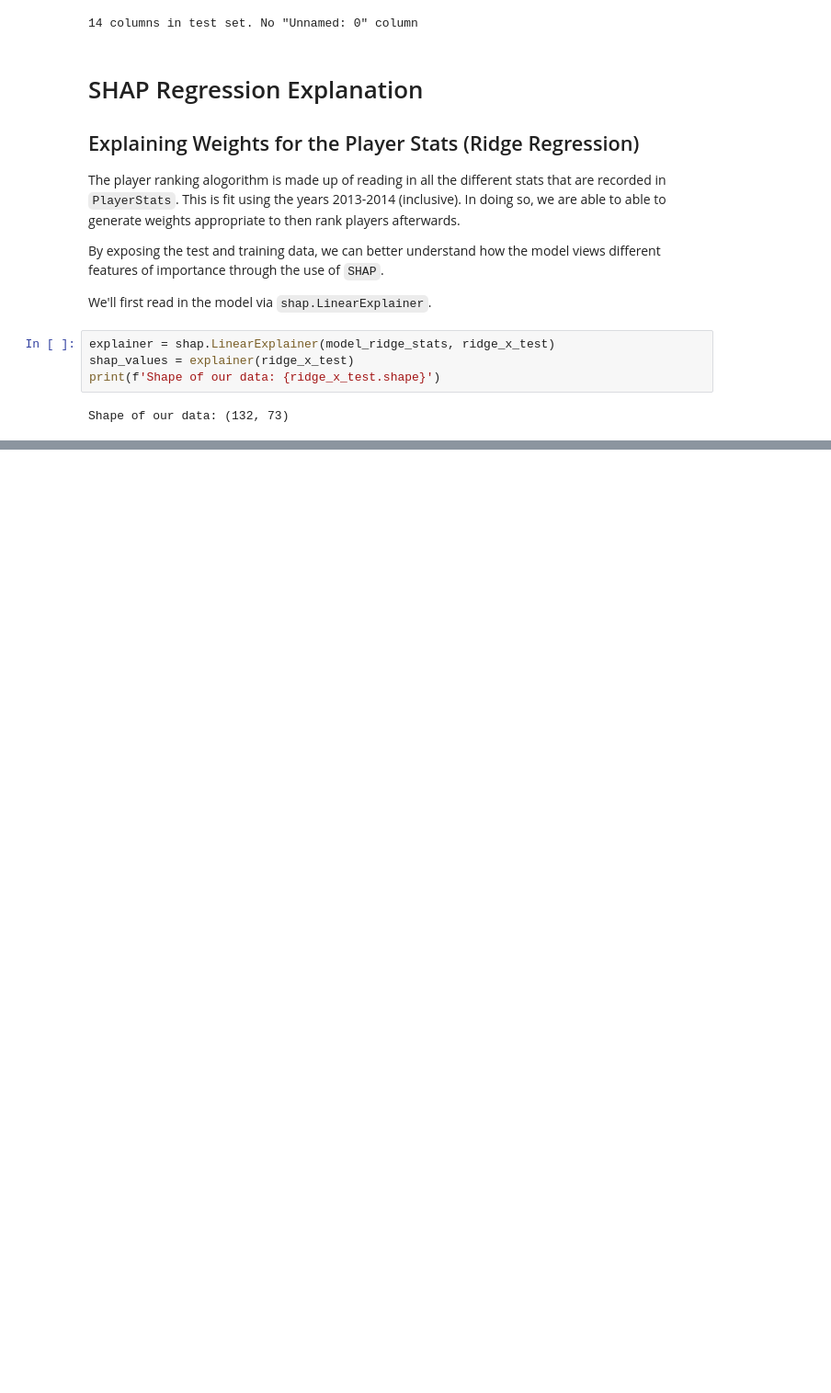
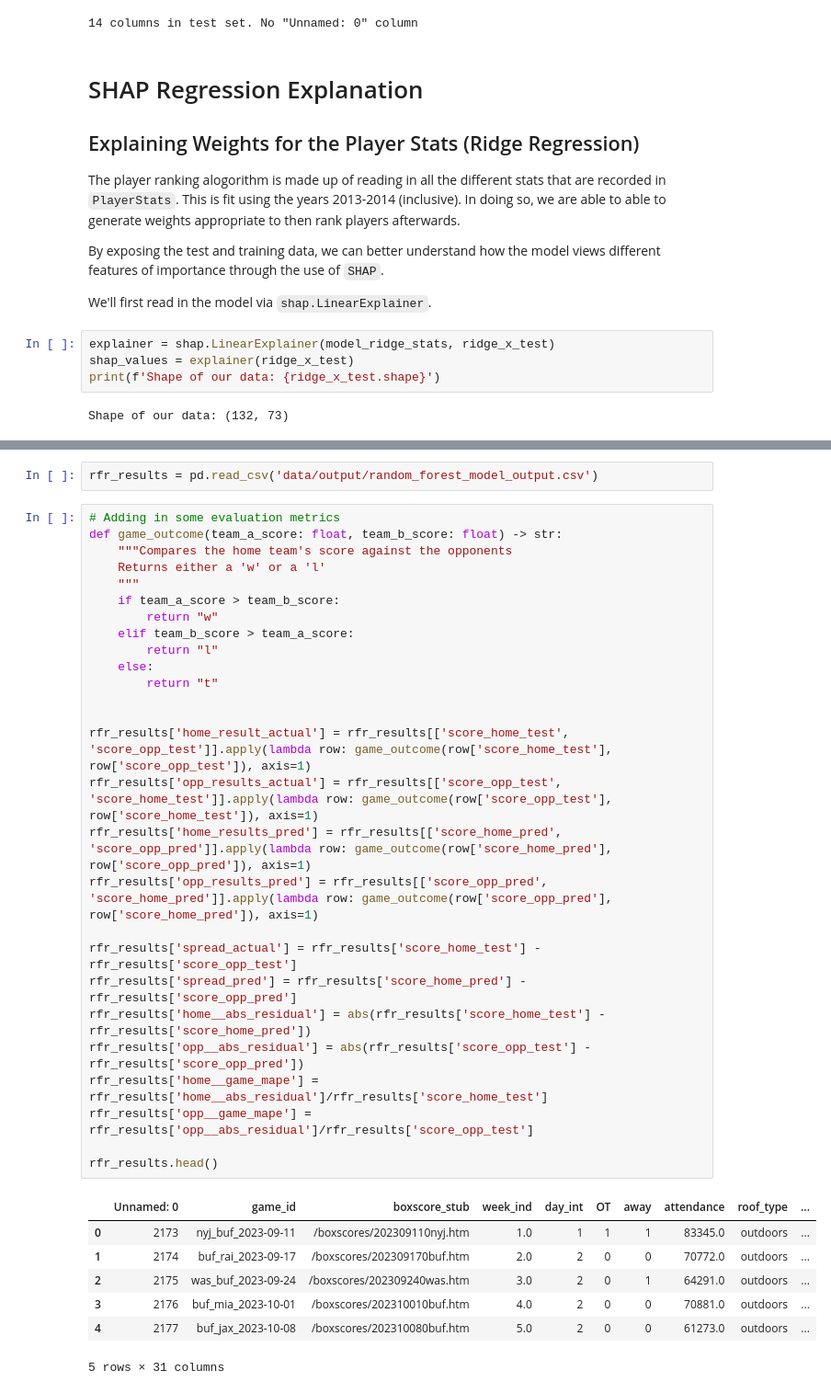
Before and after one commit to brownjrr/nfl_score_prediction, a Jupyter notebook: Model_Evaluation.ipynb, the cells around one changed output, grey strips where cells are left out. Shown at 92% size. Cells and saved outputs as stored; diff of their text form; blank space fills up the shorter version.

```diff
--- a/Model_Evaluation.ipynb
+++ b/Model_Evaluation.ipynb
@@ -87,0 +92,37 @@ shap.plots.beeswarm(rfr_shap_values)
+# %%
+rfr_results = pd.read_csv('data/output/random_forest_model_output.csv')
+# %%
+# Adding in some evaluation metrics
+def game_outcome(team_a_score: float, team_b_score: float) -> str:
+    """Compares the home team's score against the opponents
+    Returns either a 'w' or a 'l'
+    """
+    if team_a_score > team_b_score:
+        return "w"
+    elif team_b_score > team_a_score:
+        return "l"
+    else:
+        return "t"
+
+
+rfr_results['home_result_actual'] = rfr_results[['score_home_test', 'score_opp_test']].apply(lambda row: game_outcome(row['score_home_test'], row['score_opp_test']), axis=1)
+rfr_results['opp_results_actual'] = rfr_results[['score_opp_test', 'score_home_test']].apply(lambda row: game_outcome(row['score_opp_test'], row['score_home_test']), axis=1)
+rfr_results['home_results_pred'] = rfr_results[['score_home_pred', 'score_opp_pred']].apply(lambda row: game_outcome(row['score_home_pred'], row['score_opp_pred']), axis=1)
+rfr_results['opp_results_pred'] = rfr_results[['score_opp_pred', 'score_home_pred']].apply(lambda row: game_outcome(row['score_opp_pred'], row['score_home_pred']), axis=1)
+
+rfr_results['spread_actual'] = rfr_results['score_home_test'] - rfr_results['score_opp_test']
+rfr_results['spread_pred'] = rfr_results['score_home_pred'] - rfr_results['score_opp_pred']
+rfr_results['home__abs_residual'] = abs(rfr_results['score_home_test'] - rfr_results['score_home_pred'])
+rfr_results['opp__abs_residual'] = abs(rfr_results['score_opp_test'] - rfr_results['score_opp_pred'])
+rfr_results['home__game_mape'] = rfr_results['home__abs_residual']/rfr_results['score_home_test']
+rfr_results['opp__game_mape'] = rfr_results['opp__abs_residual']/rfr_results['score_opp_test']
+
+rfr_results.head()
+# %% [output]
+|  | Unnamed: 0 | game_id | boxscore_stub | week_ind | day_int | OT | away | attendance | roof_type | ... |
+| 0 | 2173 | nyj_buf_2023-09-11 | /boxscores/202309110nyj.htm | 1.0 | 1 | 1 | 1 | 83345.0 | outdoors | ... |
+| 1 | 2174 | buf_rai_2023-09-17 | /boxscores/202309170buf.htm | 2.0 | 2 | 0 | 0 | 70772.0 | outdoors | ... |
+| 2 | 2175 | was_buf_2023-09-24 | /boxscores/202309240was.htm | 3.0 | 2 | 0 | 1 | 64291.0 | outdoors | ... |
+| 3 | 2176 | buf_mia_2023-10-01 | /boxscores/202310010buf.htm | 4.0 | 2 | 0 | 0 | 70881.0 | outdoors | ... |
+| 4 | 2177 | buf_jax_2023-10-08 | /boxscores/202310080buf.htm | 5.0 | 2 | 0 | 0 | 61273.0 | outdoors | ... |
+5 rows × 31 columns
```
Also changed, not shown: parts of 9 cells of this notebook, 1 other file.
